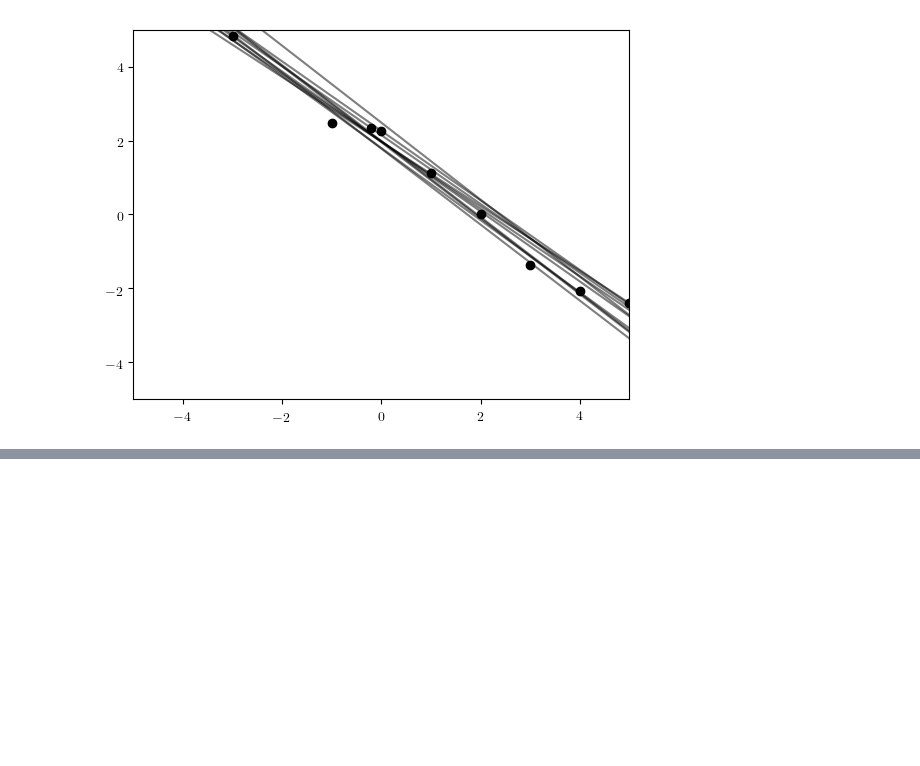
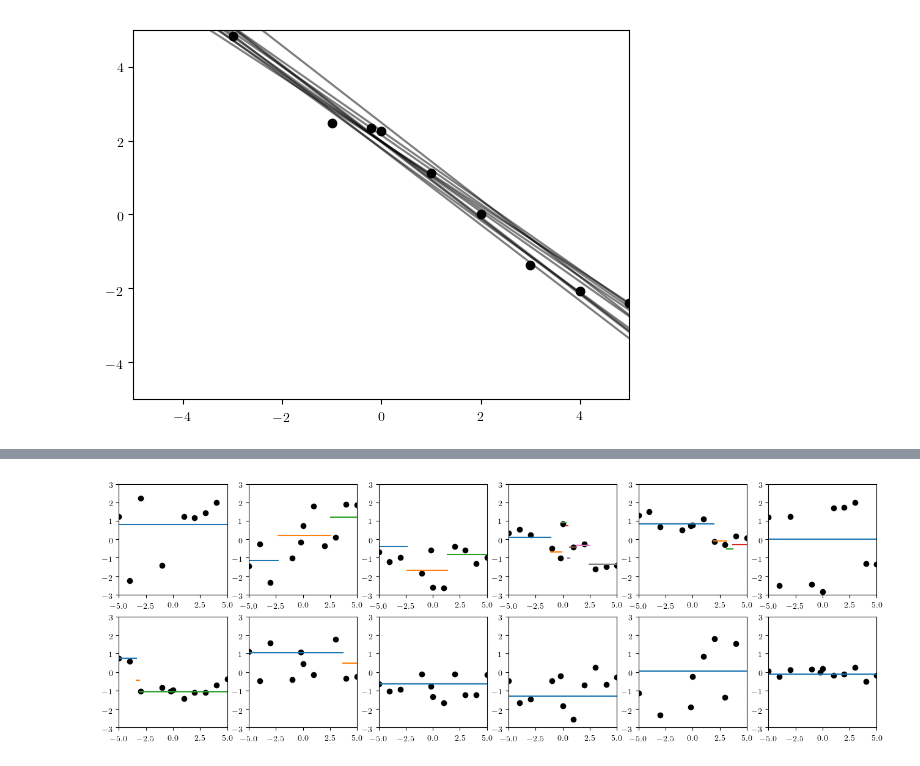
Before and after one commit to probcomp/gen-quickstart, a Jupyter notebook: tutorial-importance-sampling/tutorial-intro-modeling-language.ipynb, the cells around one changed output, grey strips where cells are left out. Saved outputs shown, nothing was run; the diff lists cells and outputs as text; code cells hidden in the pictures; blank space fills up the shorter version.

```diff
--- a/tutorial-importance-sampling/tutorial-intro-modeling-language.ipynb
+++ b/tutorial-importance-sampling/tutorial-intro-modeling-language.ipynb
@@ -372,0 +482,23 @@ overlay(render_either, traces)
+# %%
+function render_cp_model_trace(trace; show_data=true)
+    xs = get_args(trace)[1]
+    node = get_retval(trace)
+    render_node(node)
+    assmt = get_assmt(trace)
+    if show_data
+        ys = [assmt[(:y, i)] for i=1:length(xs)]
+        scatter(xs, ys, c="black")
+    end
+    ax = gca()
+    ax[:set_xlim]((minimum(xs), maximum(xs)))
+    ax[:set_ylim]((-3, 3))
+end;
+# %%
+figure(figsize=(16, 8))
+for i=1:12
+    subplot(3, 6, i)
+    (trace, _) = initialize(cp_model, (xs,))
+    render_cp_model_trace(trace)
+end
+# %% [output]
+[figure, added]
```
Also changed, not shown: parts of 15 cells of this notebook.
